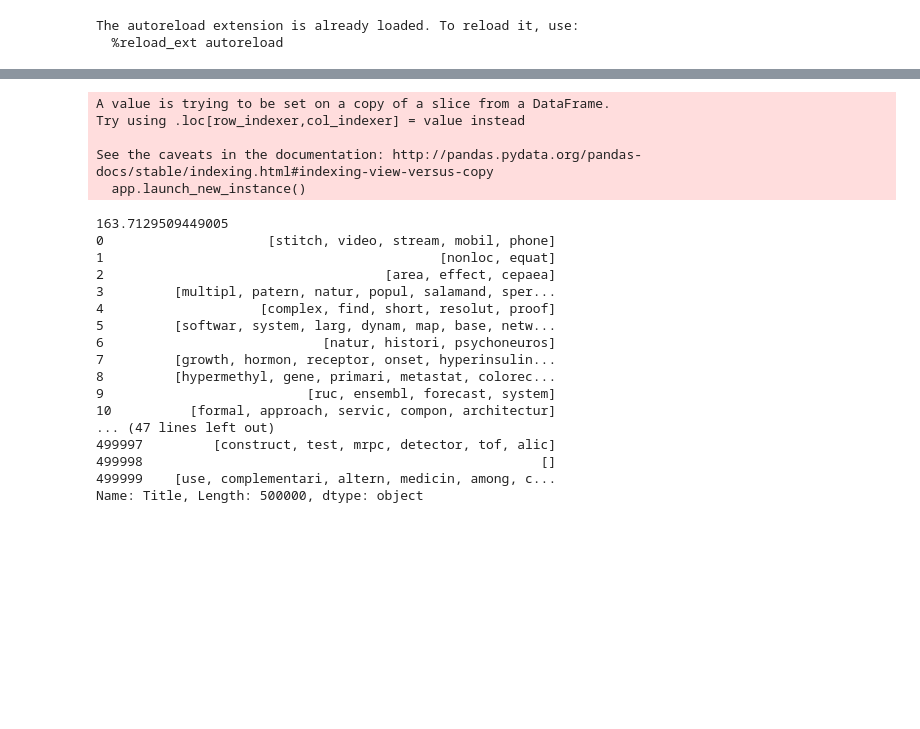
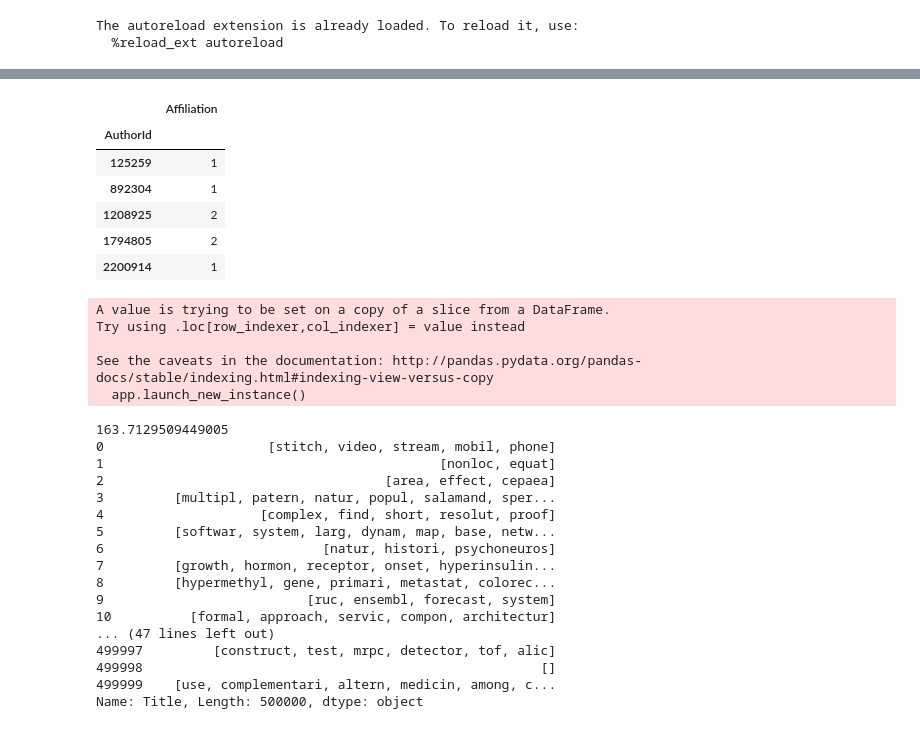
Before and after one commit to thao9611/KDD-Cup, a Jupyter notebook: harry_test.ipynb, the cells around one changed output, grey strips where cells are left out. Cells and saved outputs as stored; diff of their text form; code cells hidden in the pictures; blank space fills up the shorter version.

```diff
--- a/harry_test.ipynb
+++ b/harry_test.ipynb
@@ -17,0 +20,6 @@ author_paper_pairs = parse_targetset(train_confirmed)
+# %%
+allsets = pd.concat([train_confirmed, validset, testset])
+target_dups = make_duplicates_from_targets_v2(train_confirmed)
+dataset['all_duplicates'] = target_dups
+target_dups
+#print(len(trainset), len(validset), len(testset), len(allsets))
@@ -18,3 +86,20 @@ author_paper_pairs = parse_targetset(train_confirmed)
+# %%
+a = dataset['ap_duplicate']
+b = a.swaplevel()
+b[b['Affiliation'] >= 2]
+
+c = b.loc[1802876]
+c
+#for index, row in c.iterrows():
+#c[c['Affiliation'] >=2].count()
+# %% [output]
+|  | Affiliation |
+| AuthorId |  |
+| 125259 | 1 |
+| 892304 | 1 |
+| 1208925 | 2 |
+| 1794805 | 2 |
+| 2200914 | 1 |
 # %%
 import time
 paper = dataset['paper'][0:500000]
```
Also changed, not shown: parts of 7 cells of this notebook, 4 other files.
